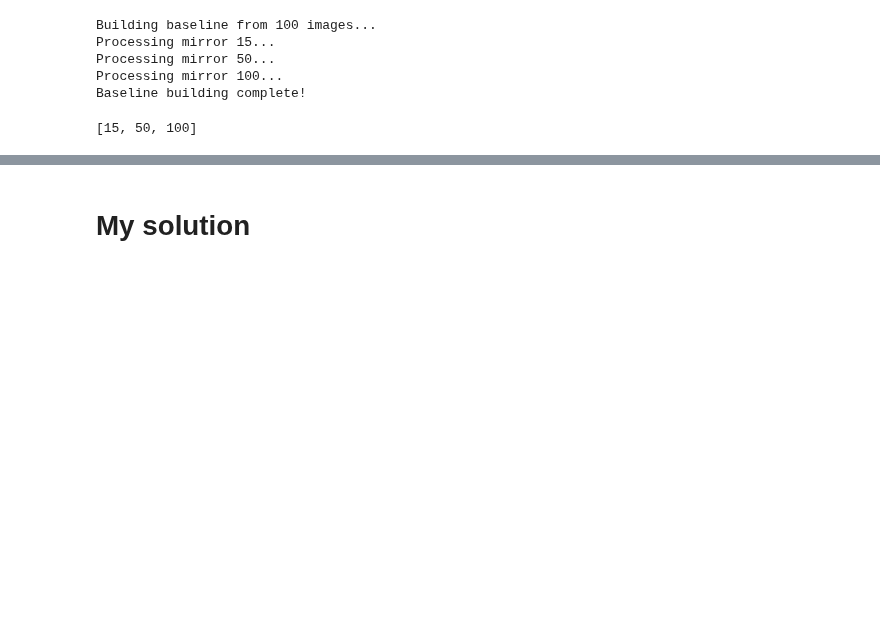
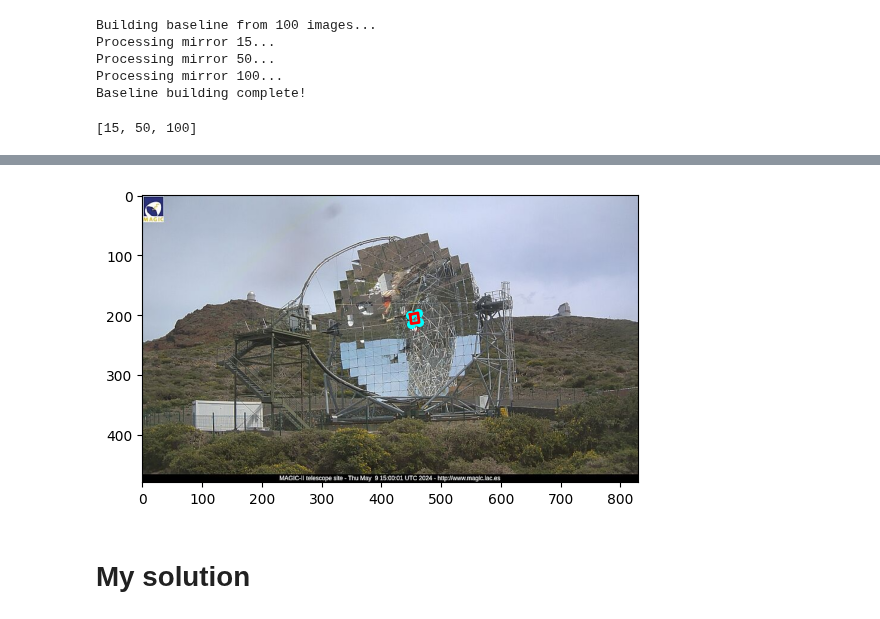
Before and after one commit to pawel21/Computer_vision_for_MAGIC, a Jupyter notebook: notebooks/build_and_use_model.ipynb, the cells around one changed output, grey strips where cells are left out. Saved outputs shown, nothing was run; the diff lists cells and outputs as text; code cells hidden in the pictures; blank space fills up the shorter version.

Commit message:
extract features and show mirror

```diff
--- a/notebooks/build_and_use_model.ipynb
+++ b/notebooks/build_and_use_model.ipynb
@@ -222,6 +222,15 @@ class MirrorAnomalyDetector:
                 features, mirror_id, n_std
             )
         return results
+# %%
+def show_mirror_on_img(mirror_id, img_path):
+    x_coords, y_coords = extractor.get_coords(mirror_id)
+    img_np = np.array(Image.open(img_path).convert('RGB'))
+    fig, ax1 = plt.subplots()
+    ax1.imshow(img_np)
+    ax1.plot(x_coords, y_coords, 'r-', lw=2)
+    ax1.scatter(x_coords[:-1], y_coords[:-1], c='cyan', s=30)
+    plt.show()
 # %%
 # Initialize
 extractor = MirrorExtractor(
@@ -285,3 +298,7 @@ results
+# %%
+show_mirror_on_img(145, new_image_path)
+# %% [output]
+[figure, added]
 # %% [markdown]
 # My solution
 # %%
```
Also changed, not shown: parts of 3 cells of this notebook, 3 other files.
